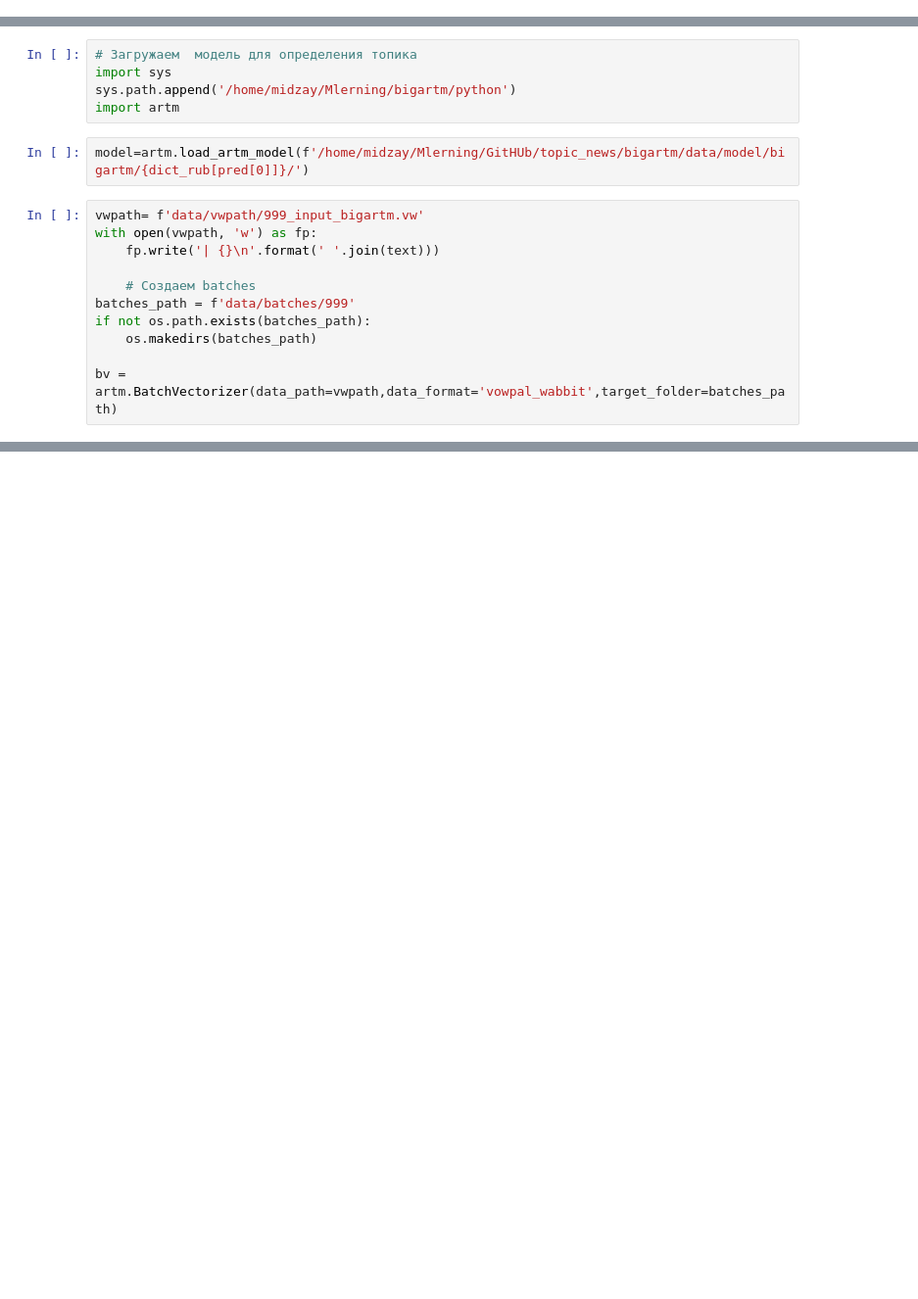
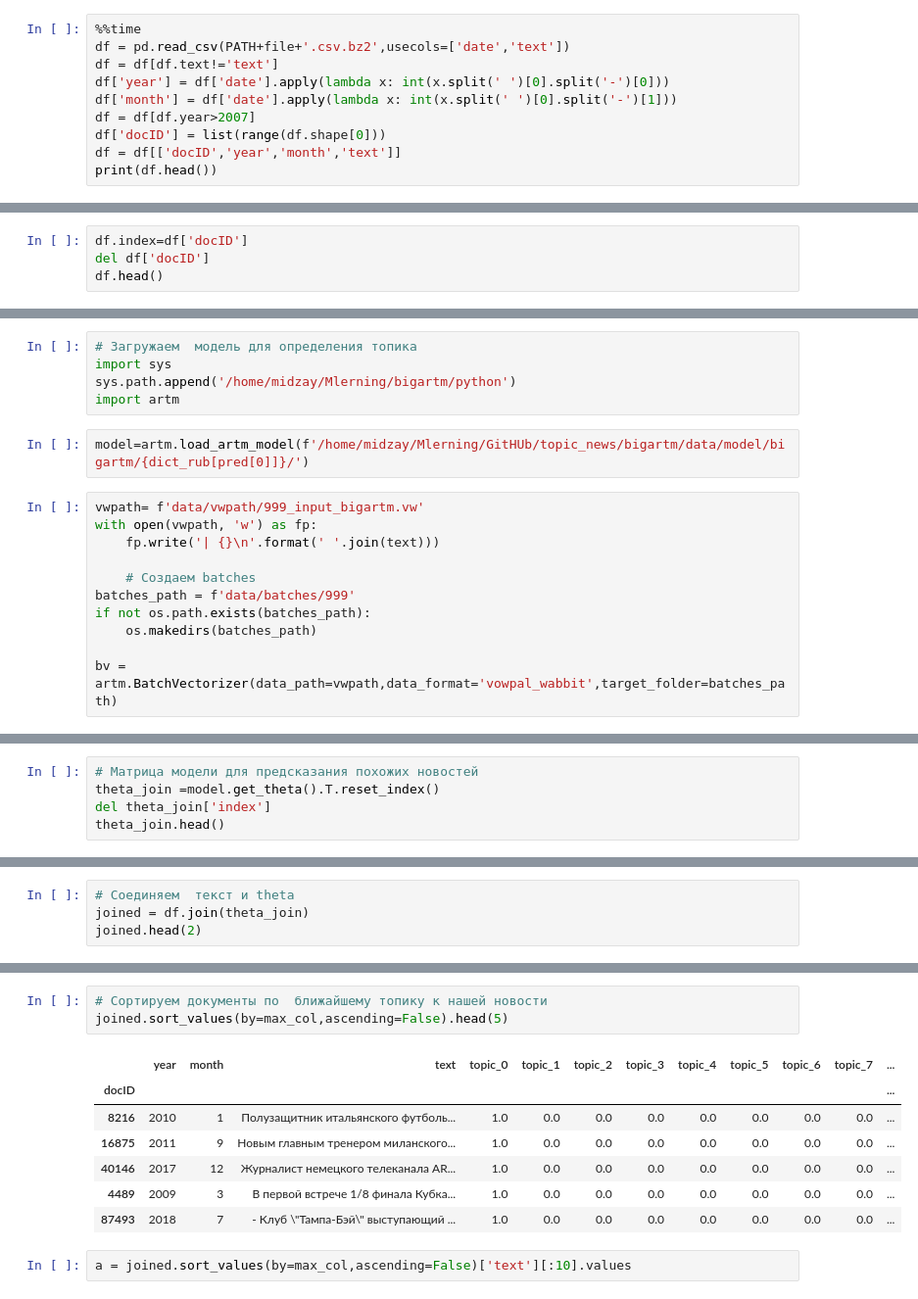
Before and after one commit to vtrokhymenko/topic_news, a Jupyter notebook: bigartm/search_topic.ipynb, the cells around one changed output, grey strips where cells are left out. Shown at 98% size. Drawn from its saved outputs; the diff is of its cells as text; blank space fills up the shorter version.

```diff
--- a/bigartm/search_topic.ipynb
+++ b/bigartm/search_topic.ipynb
@@ -60,0 +71,10 @@ pred[0]
+# %%
+%%time
+df = pd.read_csv(PATH+file+'.csv.bz2',usecols=['date','text'])
+df = df[df.text!='text']
+df['year'] = df['date'].apply(lambda x: int(x.split(' ')[0].split('-')[0]))
+df['month'] = df['date'].apply(lambda x: int(x.split(' ')[0].split('-')[1]))
+df = df[df.year>2007]
+df['docID'] = list(range(df.shape[0]))
+df = df[['docID','year','month','text']]
+print(df.head())
@@ -60,0 +90,4 @@ pred[0]
+# %%
+df.index=df['docID']
+del df['docID']
+df.head()
@@ -86,0 +127,5 @@ max_col =  theta.idxmax()[0]
+# %%
+# Матрица модели для предсказания похожих новостей
+theta_join =model.get_theta().T.reset_index()
+del theta_join['index']
+theta_join.head()
@@ -86,0 +139,4 @@ max_col =  theta.idxmax()[0]
+# %%
+# Соединяем  текст и theta
+joined = df.join(theta_join)
+joined.head(2)
@@ -118,0 +187,13 @@ topic_2: ['британский' 'news' 'великобритания' 'биби
+# %%
+# Сортируем документы по  ближайшему топику к нашей новости
+joined.sort_values(by=max_col,ascending=False).head(5)
+# %% [output]
+|  | year | month | text | topic_0 | topic_1 | topic_2 | topic_3 | topic_4 | topic_5 | topic_6 | topic_7 | ... |
+| docID |  |  |  |  |  |  |  |  |  |  |  | ... |
+| 8216 | 2010 | 1 | Полузащитник итальянского футболь... | 1.0 | 0.0 | 0.0 | 0.0 | 0.0 | 0.0 | 0.0 | 0.0 | ... |
+| 16875 | 2011 | 9 | Новым главным тренером миланского... | 1.0 | 0.0 | 0.0 | 0.0 | 0.0 | 0.0 | 0.0 | 0.0 | ... |
+| 40146 | 2017 | 12 | Журналист немецкого телеканала AR... | 1.0 | 0.0 | 0.0 | 0.0 | 0.0 | 0.0 | 0.0 | 0.0 | ... |
+| 4489 | 2009 | 3 | В первой встрече 1/8 финала Кубка... | 1.0 | 0.0 | 0.0 | 0.0 | 0.0 | 0.0 | 0.0 | 0.0 | ... |
+| 87493 | 2018 | 7 | - Клуб \"Тампа-Бэй\" выступающий ... | 1.0 | 0.0 | 0.0 | 0.0 | 0.0 | 0.0 | 0.0 | 0.0 | ... |
+# %%
+a = joined.sort_values(by=max_col,ascending=False)['text'][:10].values
```
Also changed, not shown: parts of 16 cells of this notebook.
